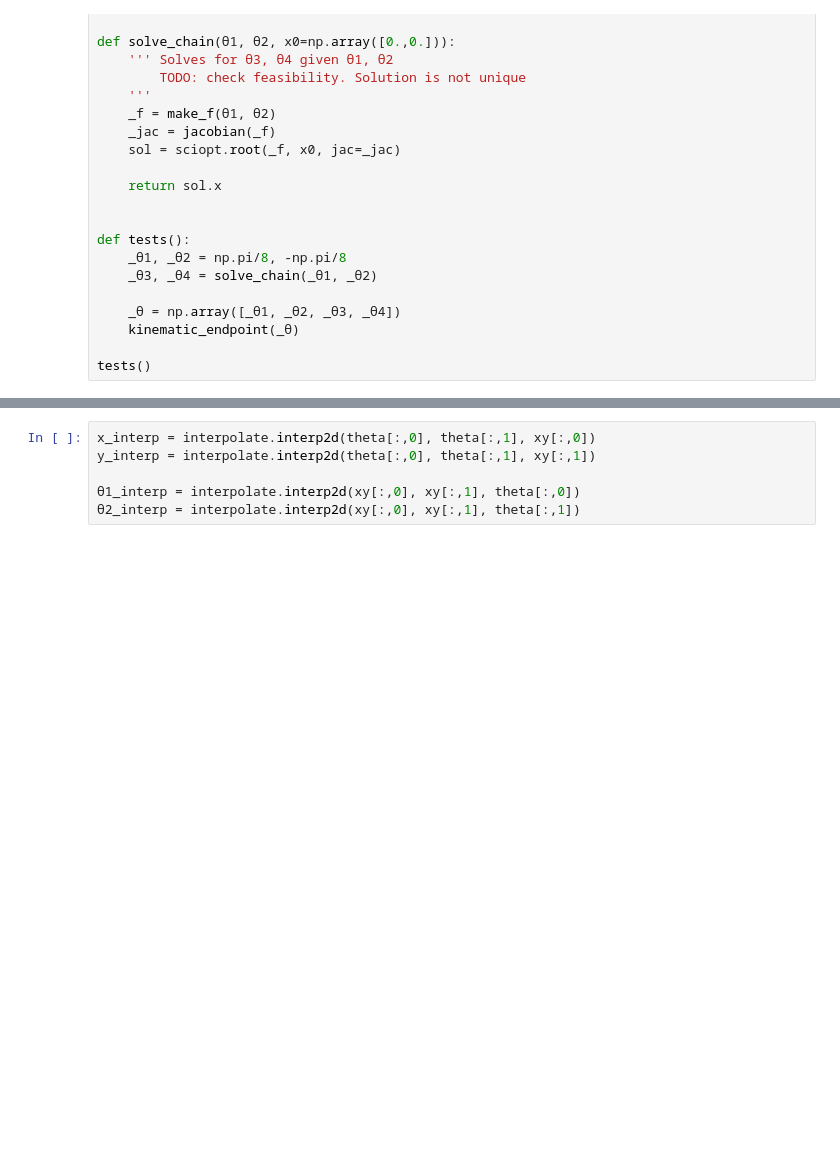
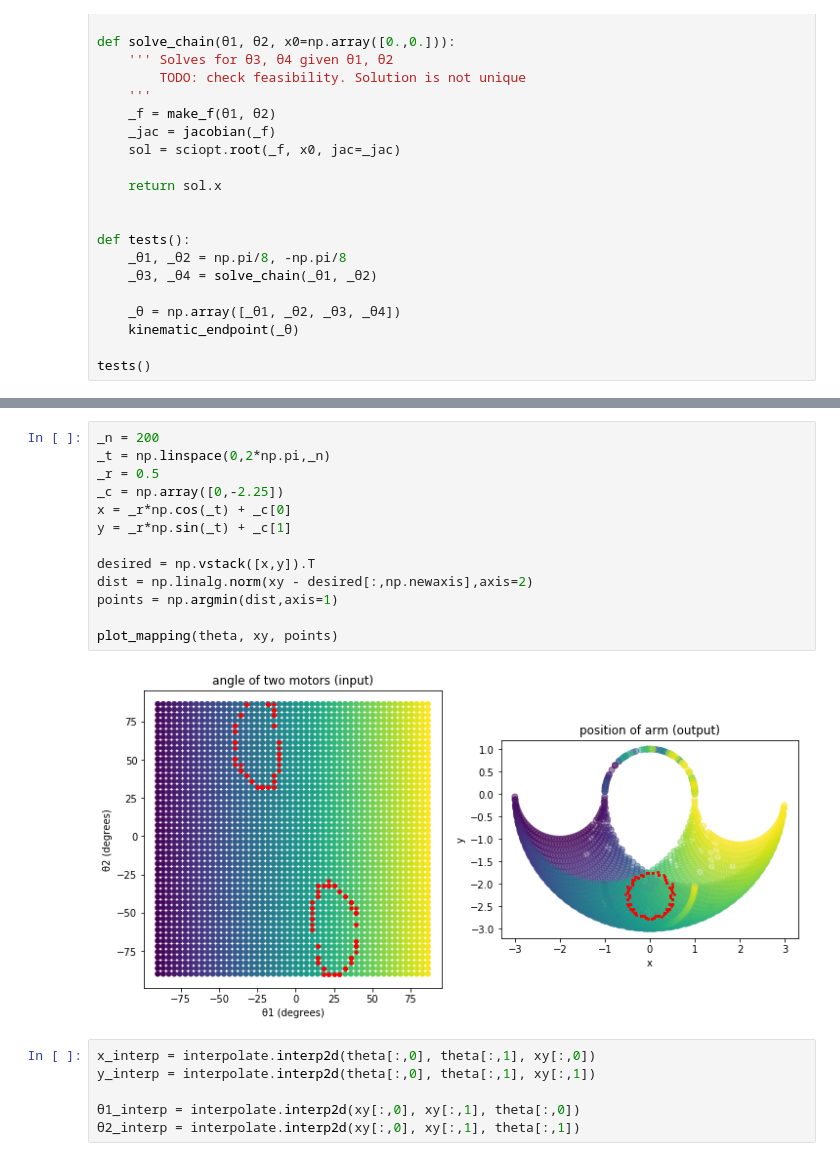
Before and after one commit to Jonathan23Ananda/ODrive, a Jupyter notebook: lab/01_transformation.ipynb, the cells around one changed output, grey strips where cells are left out. Cells and saved outputs as stored; diff of their text form; blank space fills up the shorter version.

```diff
--- a/lab/01_transformation.ipynb
+++ b/lab/01_transformation.ipynb
@@ -105,3 +123,18 @@ plt.show()
+# %%
+_n = 200
+_t = np.linspace(0,2*np.pi,_n)
+_r = 0.5
+_c = np.array([0,-2.25])
+x = _r*np.cos(_t) + _c[0]
+y = _r*np.sin(_t) + _c[1]
+
+desired = np.vstack([x,y]).T
+dist = np.linalg.norm(xy - desired[:,np.newaxis],axis=2)
+points = np.argmin(dist,axis=1)
+
+plot_mapping(theta, xy, points)
+# %% [output]
+[figure, added]
 # %%
 x_interp = interpolate.interp2d(theta[:,0], theta[:,1], xy[:,0])
 y_interp = interpolate.interp2d(theta[:,0], theta[:,1], xy[:,1])
```
Also changed, not shown: parts of 3 cells of this notebook.
